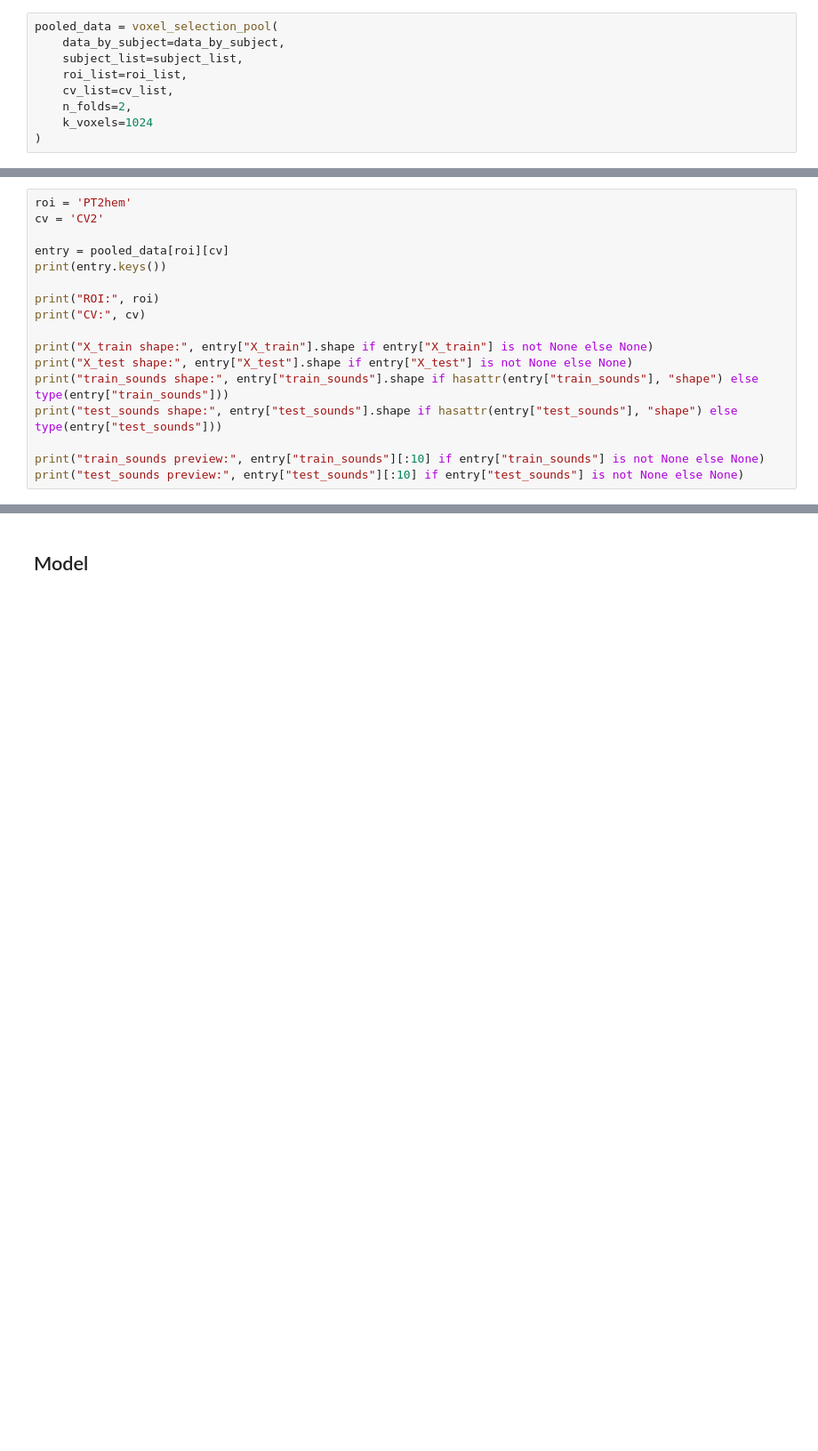
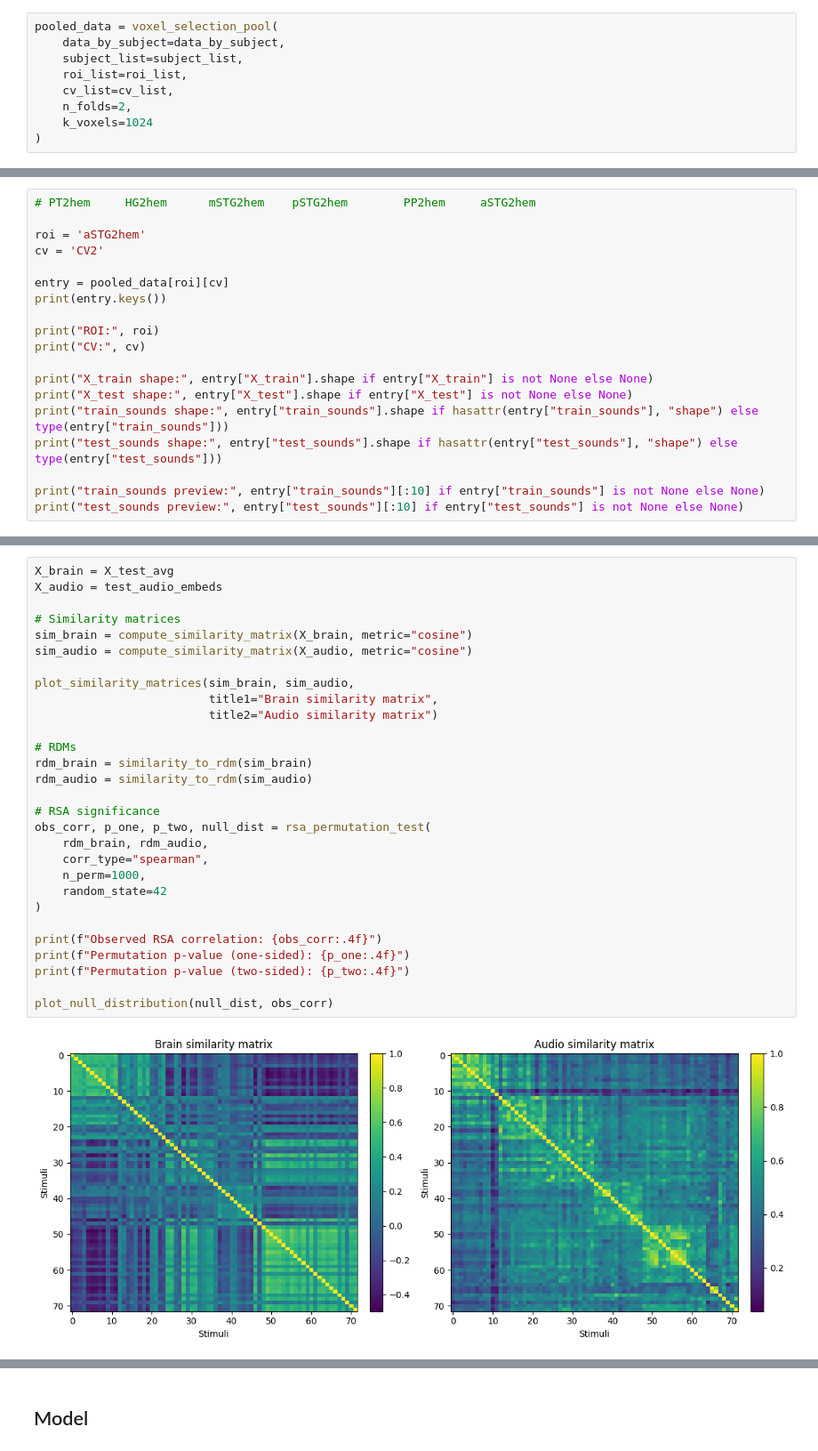
Before and after one commit to mattciff5/brainSounds, a Jupyter notebook: maas_data/exploring.ipynb, the cells around one changed output, grey strips where cells are left out. Shown at 89% size. Cells and saved outputs as stored; diff of their text form; blank space fills up the shorter version.

```diff
--- a/maas_data/exploring.ipynb
+++ b/maas_data/exploring.ipynb
@@ -571,5 +570,7 @@ with open(saved_path + "/pooled_data.pkl", "wb") as f:
 # %%
-roi = 'PT2hem'
+# PT2hem     HG2hem      mSTG2hem    pSTG2hem        PP2hem     aSTG2hem
+
+roi = 'aSTG2hem'
 cv = 'CV2'
 
 entry = pooled_data[roi][cv]
@@ -665,0 +857,31 @@ print(test_audio_embeds.shape)
+# %%
+X_brain = X_test_avg
+X_audio = test_audio_embeds
+
+# Similarity matrices
+sim_brain = compute_similarity_matrix(X_brain, metric="cosine")
+sim_audio = compute_similarity_matrix(X_audio, metric="cosine")
+
+plot_similarity_matrices(sim_brain, sim_audio,
+                         title1="Brain similarity matrix",
+                         title2="Audio similarity matrix")
+
+# RDMs
+rdm_brain = similarity_to_rdm(sim_brain)
+rdm_audio = similarity_to_rdm(sim_audio)
+
+# RSA significance
+obs_corr, p_one, p_two, null_dist = rsa_permutation_test(
+    rdm_brain, rdm_audio,
+    corr_type="spearman",
+    n_perm=1000,
+    random_state=42
+)
+
+print(f"Observed RSA correlation: {obs_corr:.4f}")
+print(f"Permutation p-value (one-sided): {p_one:.4f}")
+print(f"Permutation p-value (two-sided): {p_two:.4f}")
+
+plot_null_distribution(null_dist, obs_corr)
+# %% [output]
+[figure, added]
```
Also changed, not shown: parts of 37 cells of this notebook.
